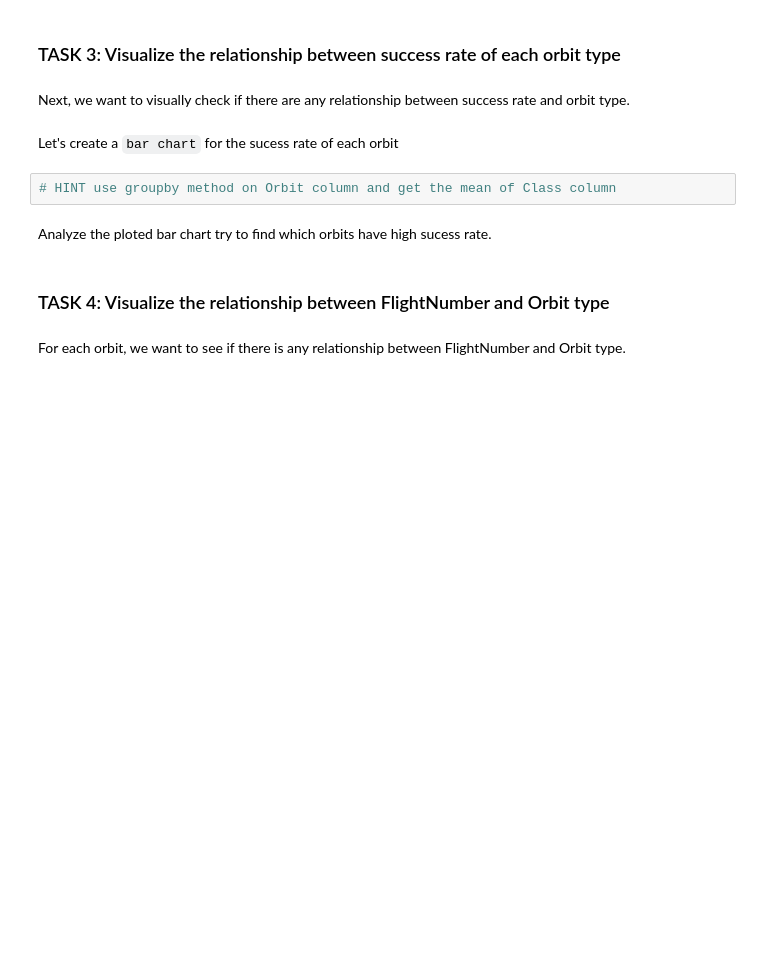
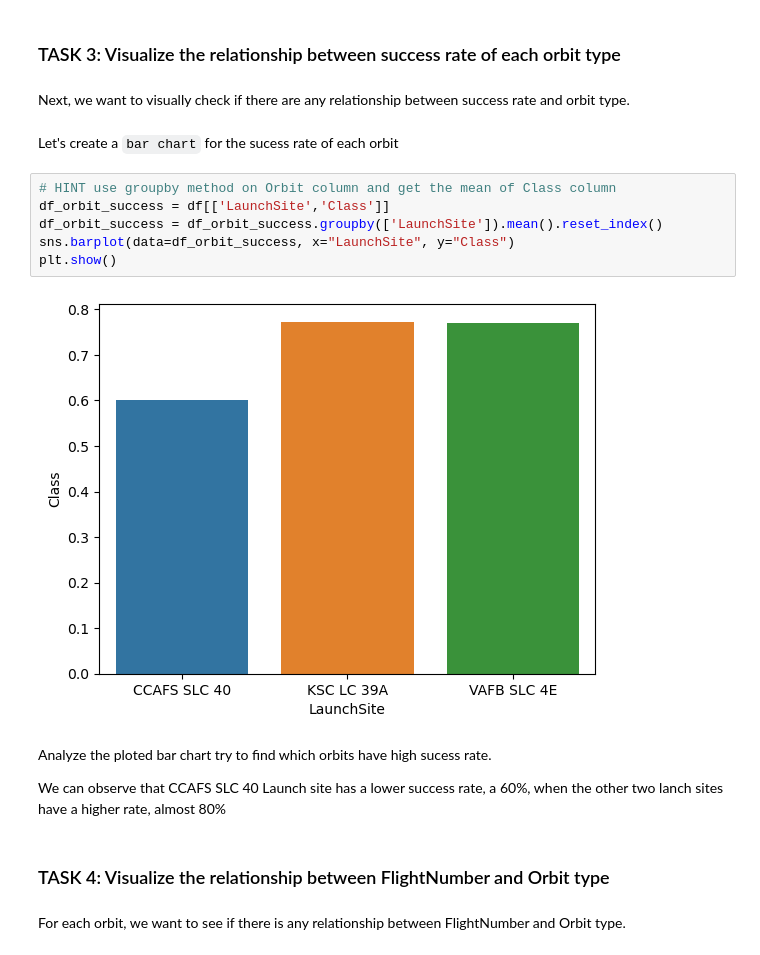
Before and after one commit to jeatzr/capstone-data-project, a Jupyter notebook: EDA with data visualization.ipynb, the cells around one changed output. Saved outputs shown, nothing was run; the diff lists cells and outputs as text; blank space fills up the shorter version.

```diff
--- a/EDA with data visualization.ipynb
+++ b/EDA with data visualization.ipynb
@@ -118,8 +118,16 @@ Next, we want to visually check if there are any relationship between success ra
 Let's create a `bar chart` for the sucess rate of each orbit
 # %%
 # HINT use groupby method on Orbit column and get the mean of Class column
+df_orbit_success = df[['LaunchSite','Class']]
+df_orbit_success = df_orbit_success.groupby(['LaunchSite']).mean().reset_index()
+sns.barplot(data=df_orbit_success, x="LaunchSite", y="Class")
+plt.show()
+# %% [output]
+[figure, added]
 # %% [markdown]
 Analyze the ploted bar chart try to find which orbits have high sucess rate.
+
+We can observe that  CCAFS SLC 40 Launch site has a lower success rate, a 60%, when the other two lanch sites have a higher rate, almost 80%
 # %% [markdown]
 ### TASK  4: Visualize the relationship between FlightNumber and Orbit type
 # %% [markdown]
```
Also changed, not shown: parts of 9 cells of this notebook.
